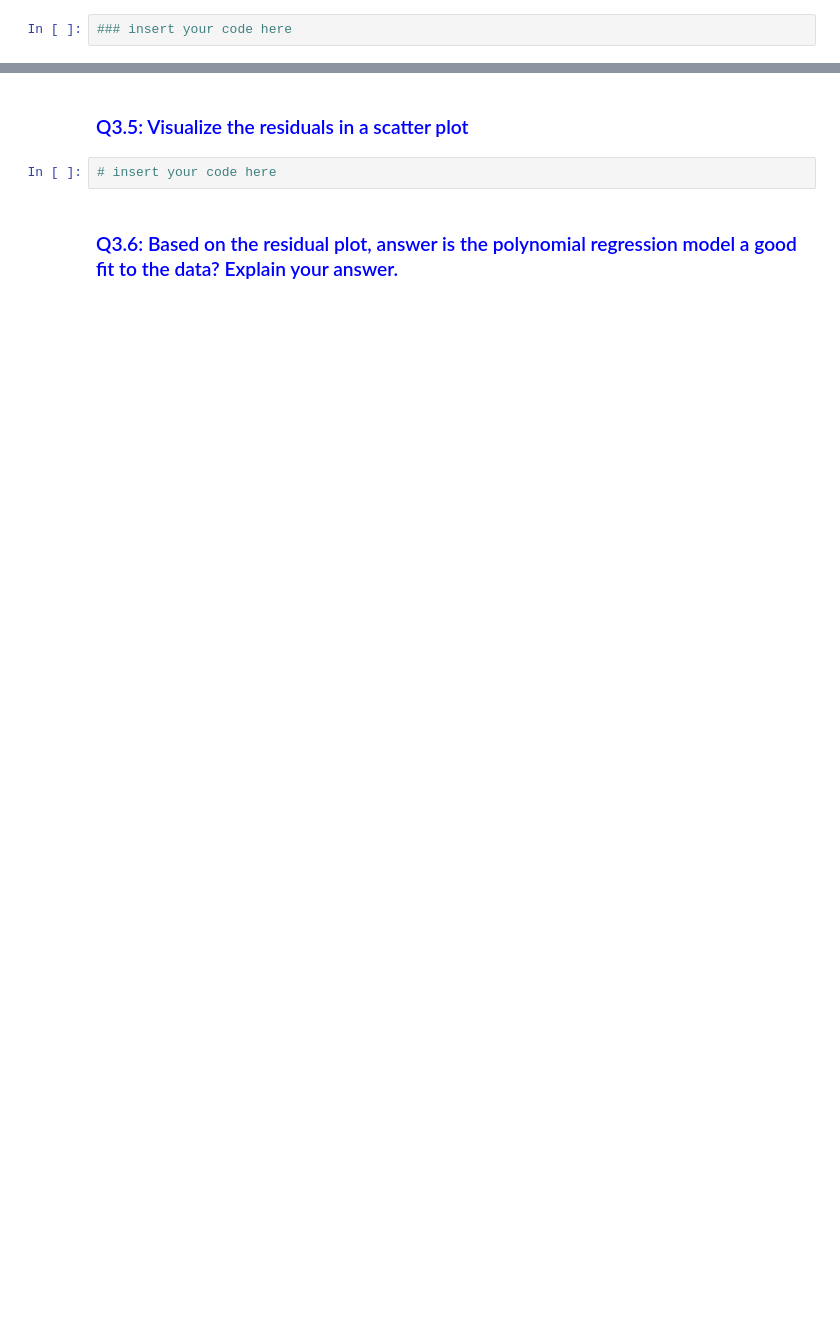
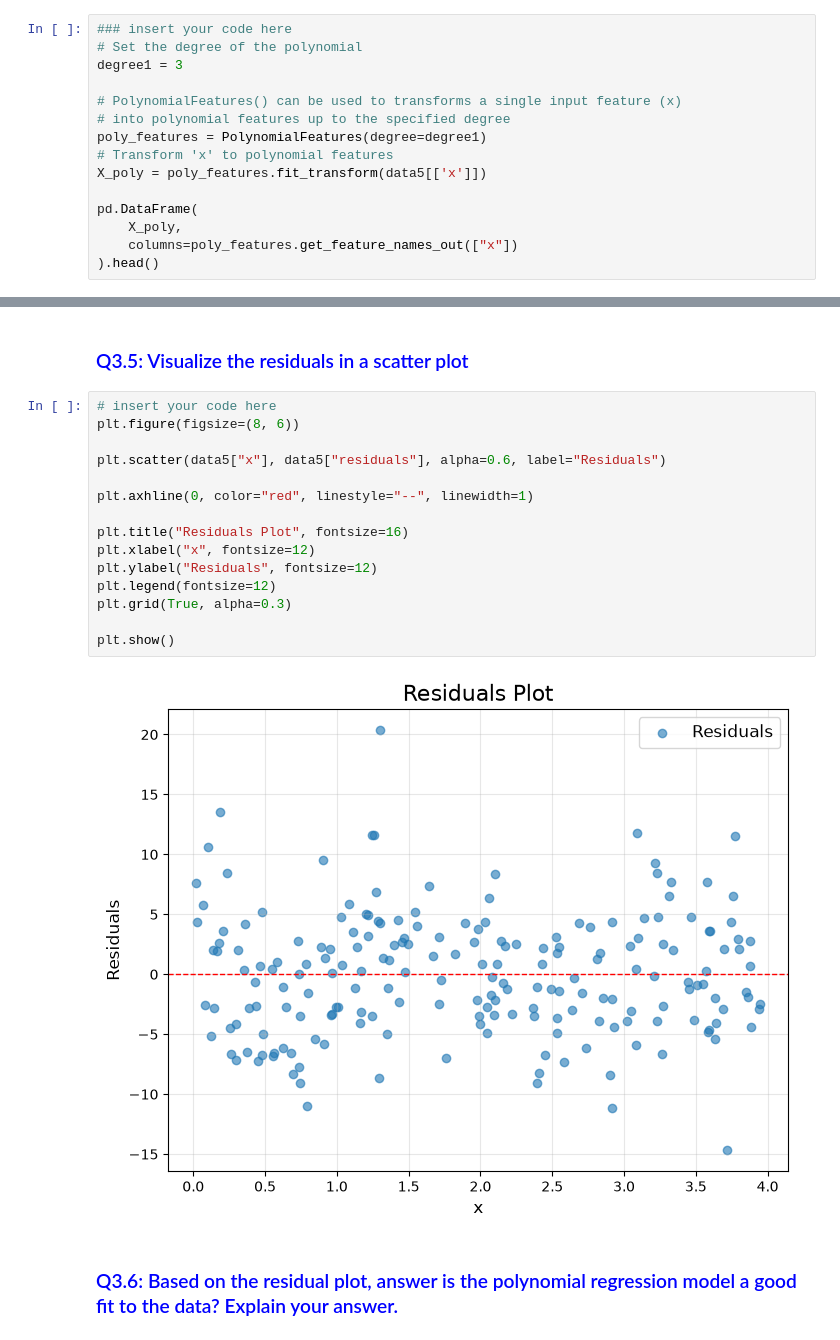
Before and after one commit to chikooooo/Statistics, a Jupyter notebook: Lab 3/TP3_Linear_Regression.ipynb, the cells around one changed output, grey strips where cells are left out. Drawn from its saved outputs; the diff is of its cells as text; blank space fills up the shorter version.

```diff
--- a/Lab 3/TP3_Linear_Regression.ipynb
+++ b/Lab 3/TP3_Linear_Regression.ipynb
@@ -1162,3 +1154,16 @@ data5 = data4.copy()
 ### <span style="color:blue"> Q3.1: Fit a polynomial regression model to the data, with the degree up to 3 </span>
 # %%
 ### insert your code here
+# Set the degree of the polynomial
+degree1 = 3
+
+# PolynomialFeatures() can be used to transforms a single input feature (x)
+# into polynomial features up to the specified degree
+poly_features = PolynomialFeatures(degree=degree1)
+# Transform 'x' to polynomial features
+X_poly = poly_features.fit_transform(data5[['x']])
+
+pd.DataFrame(
+    X_poly,
+    columns=poly_features.get_feature_names_out(["x"])
+).head()
@@ -1190,6 +1267,21 @@ data5 = data4.copy()
 ### <span style="color:blue"> Q3.5: Visualize the residuals in a scatter plot </span>
 # %%
 # insert your code here
+plt.figure(figsize=(8, 6))
+
+plt.scatter(data5["x"], data5["residuals"], alpha=0.6, label="Residuals")
+
+plt.axhline(0, color="red", linestyle="--", linewidth=1)
+
+plt.title("Residuals Plot", fontsize=16)
+plt.xlabel("x", fontsize=12)
+plt.ylabel("Residuals", fontsize=12)
+plt.legend(fontsize=12)
+plt.grid(True, alpha=0.3)
+
+plt.show()
+# %% [output]
+[figure, added]
 # %% [markdown]
 ### <span style="color:blue"> Q3.6: Based on the residual plot, answer is the polynomial regression model a good fit to the data? Explain your answer. </span>
 # %% [markdown]
```
Also changed, not shown: parts of 12 cells of this notebook, 1 other file.
